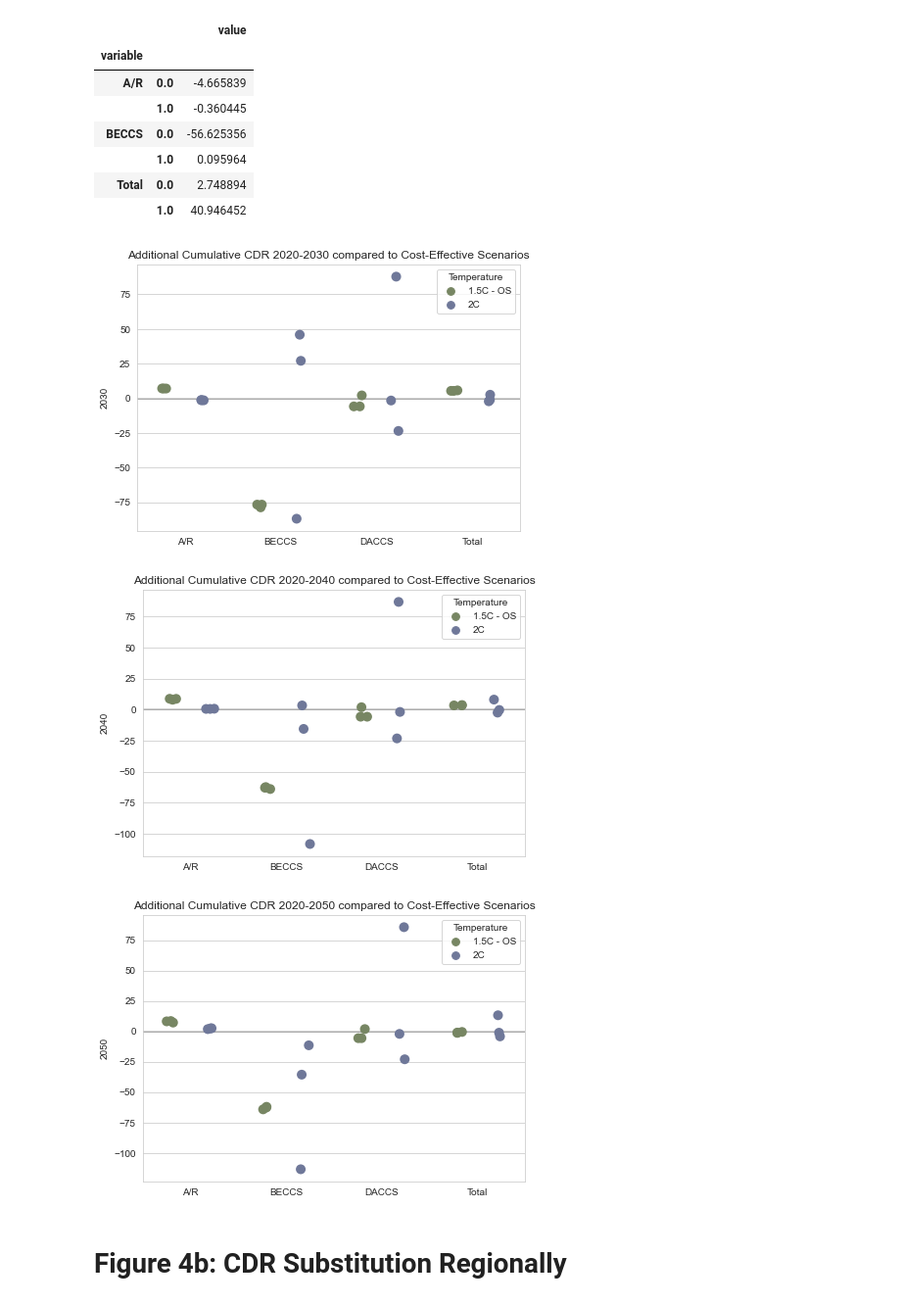
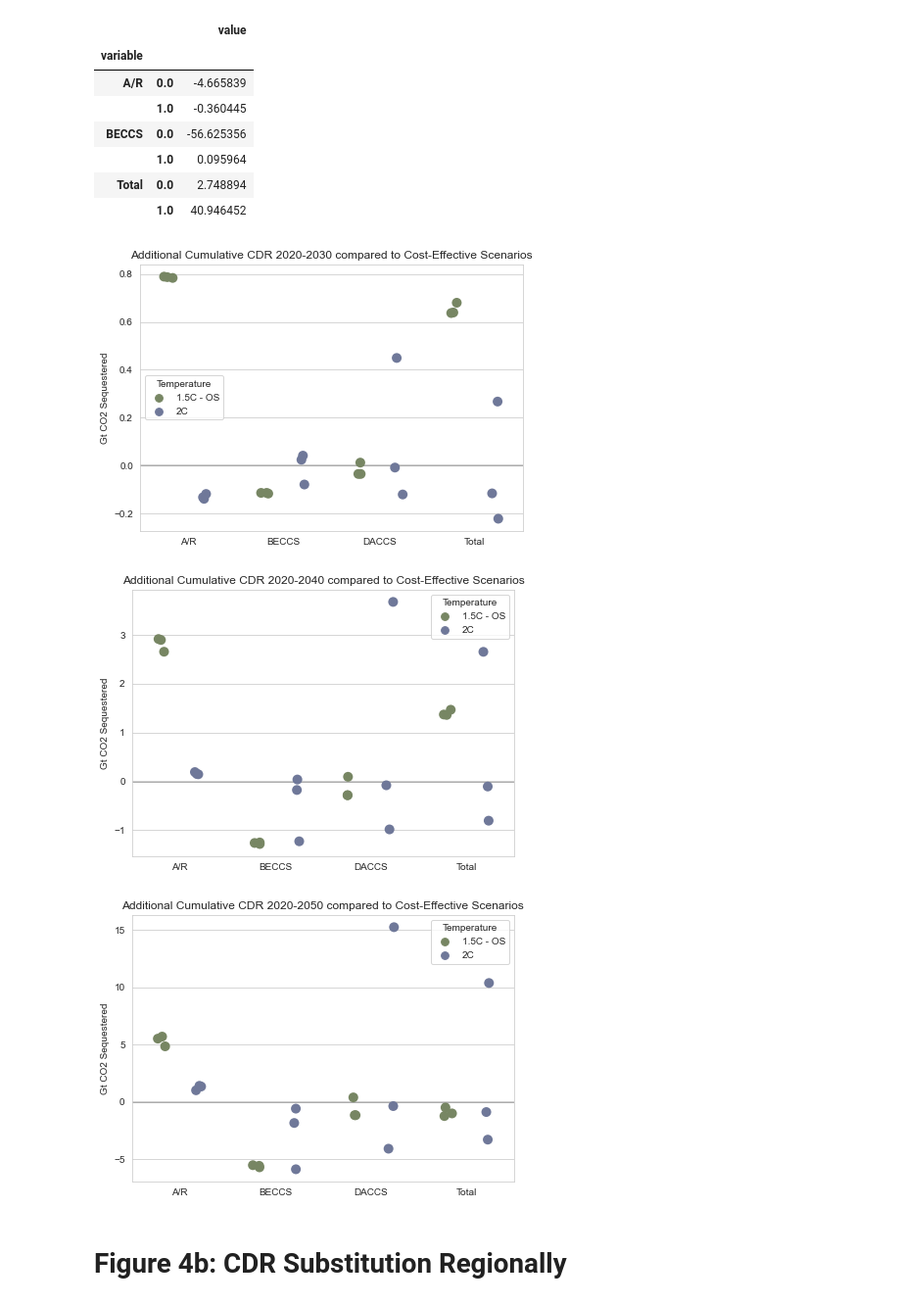
Before and after one commit to iiasa/gidden_brutschin_et_al_2023, a Jupyter notebook: figures/figs_1-4.ipynb, the cells around one changed output. Shown: that part at 98% size. Cells and saved outputs as stored; diff of their text form; code cells hidden in the pictures.

Commit message:
fix ylabels on fig4

```diff
--- a/figures/figs_1-4.ipynb
+++ b/figures/figs_1-4.ipynb
@@ -253,30 +253,30 @@ def make_data_gov(df, region='World', variable='Cumulative CDR from 2020', year=
         pdata = 100 * pdata /  data.loc['Medium Governance'].droplevel(idx)
     return data, pdata.reset_index()
 # %%
-relative = True
+relative = False
 ylabel = '% Change' if relative else 'Gt CO2 Sequestered'
 
 for label, year in zip(['a1', 'a2', 'a3'], [2030, 2040, 2050]):
     fig, ax = plt.subplots(figsize=(7, 5))
     hue_order = ['A/R', 'BECCS', 'DACCS', 'Total']
     pdata = cumulative_cdr_for_year(df, year, relative=relative, gov=True)
 
     sns.stripplot(
         data=pdata.reset_index(), x="variable", y="value", hue='Temperature', palette=palette,
         order=hue_order, size=10,
         dodge=True, jitter=True,
         ax=ax
     )
 
     ax.set_xlabel('')
     ax.axhline(0, c='k', alpha=0.25)
-    ax.set_ylabel(year)
+    ax.set_ylabel(ylabel)
     ax.set_title(f'Additional Cumulative CDR 2020-{year} compared to Cost-Effective Scenarios')
     fig.savefig(f'files/fig4{label}.svg')
 # %% [output]
-[figure, old version]
+[figure, new version]
-[figure, old version]
+[figure, new version]
-[figure, old version]
+[figure, new version]
 # %% [markdown]
 # Figure 4b: CDR Substitution Regionally
 # %%
```
Also changed, not shown: parts of 1 cell of this notebook.
